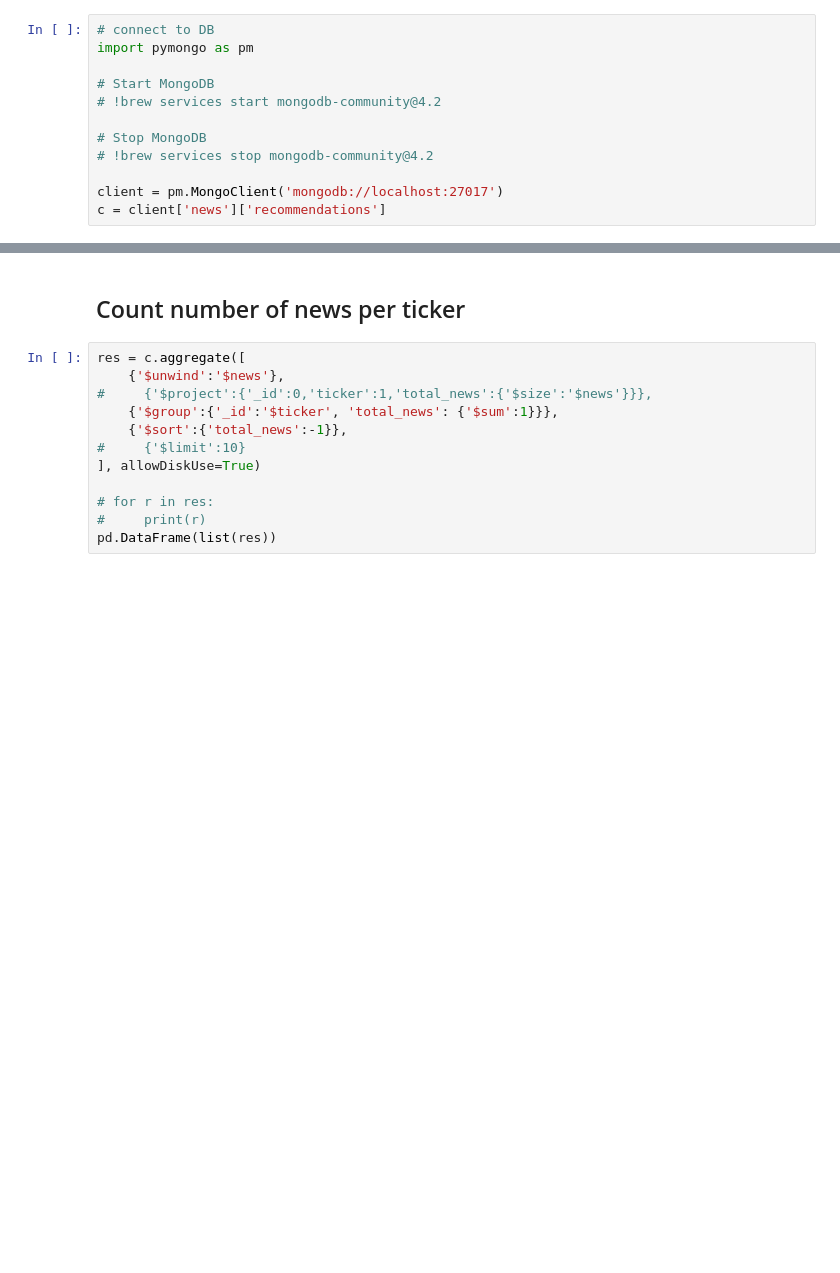
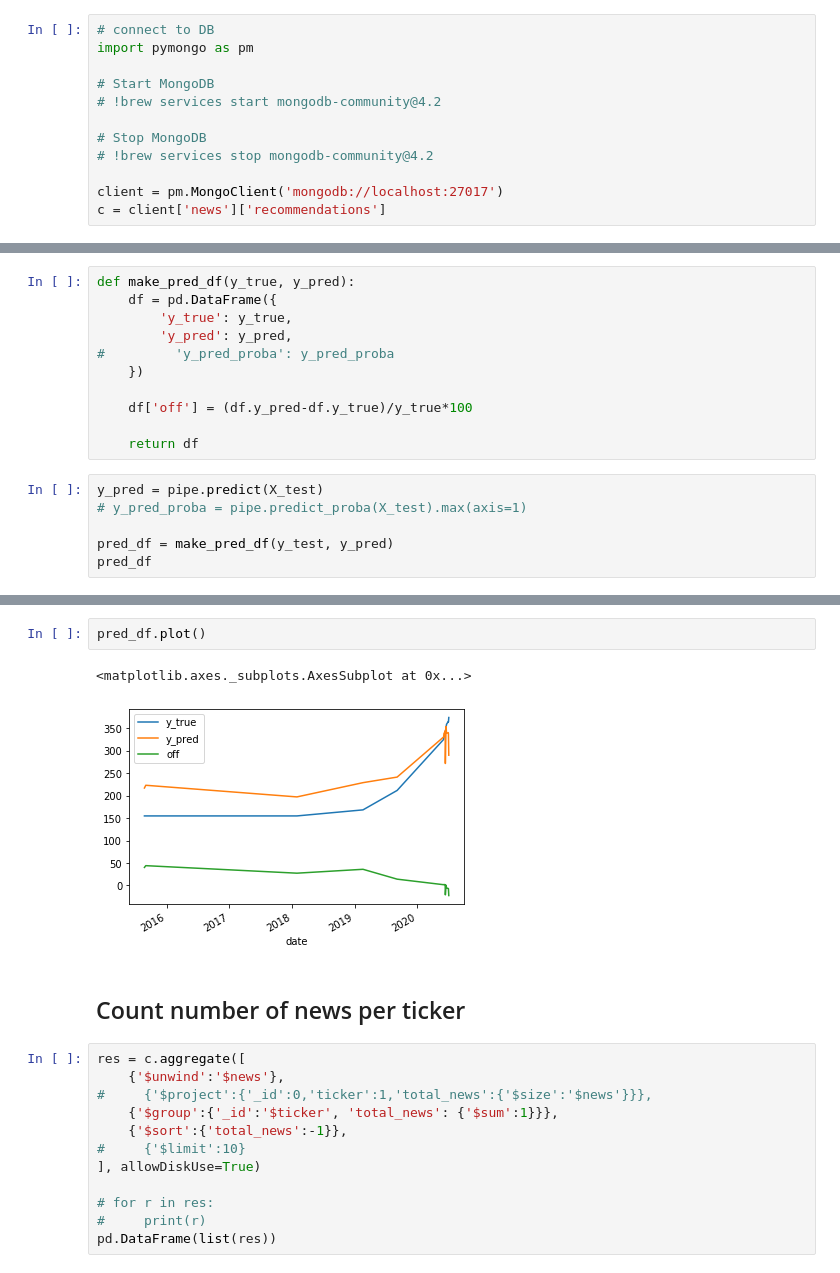
Before and after one commit to yegorkryukov/stockai, a Jupyter notebook: notebooks/create_dataset.ipynb, the cells around one changed output, grey strips where cells are left out. Drawn from its saved outputs; the diff is of its cells as text; blank space fills up the shorter version.

```diff
--- a/notebooks/create_dataset.ipynb
+++ b/notebooks/create_dataset.ipynb
@@ -182,0 +401,17 @@ browser.close()
+# %%
+def make_pred_df(y_true, y_pred):
+    df = pd.DataFrame({
+        'y_true': y_true,
+        'y_pred': y_pred,
+#         'y_pred_proba': y_pred_proba
+    })
+
+    df['off'] = (df.y_pred-df.y_true)/y_true*100
+
+    return df
+# %%
+y_pred = pipe.predict(X_test)
+# y_pred_proba = pipe.predict_proba(X_test).max(axis=1)
+
+pred_df = make_pred_df(y_test, y_pred)
+pred_df
@@ -183,3 +436,8 @@ browser.close()
+# %%
+pred_df.plot()
+# %% [output]
+<matplotlib.axes._subplots.AxesSubplot at 0x...>
+[figure, added]
 # %% [markdown]
 ## Count number of news per ticker
 # %%
```
Also changed, not shown: parts of 32 cells of this notebook.
